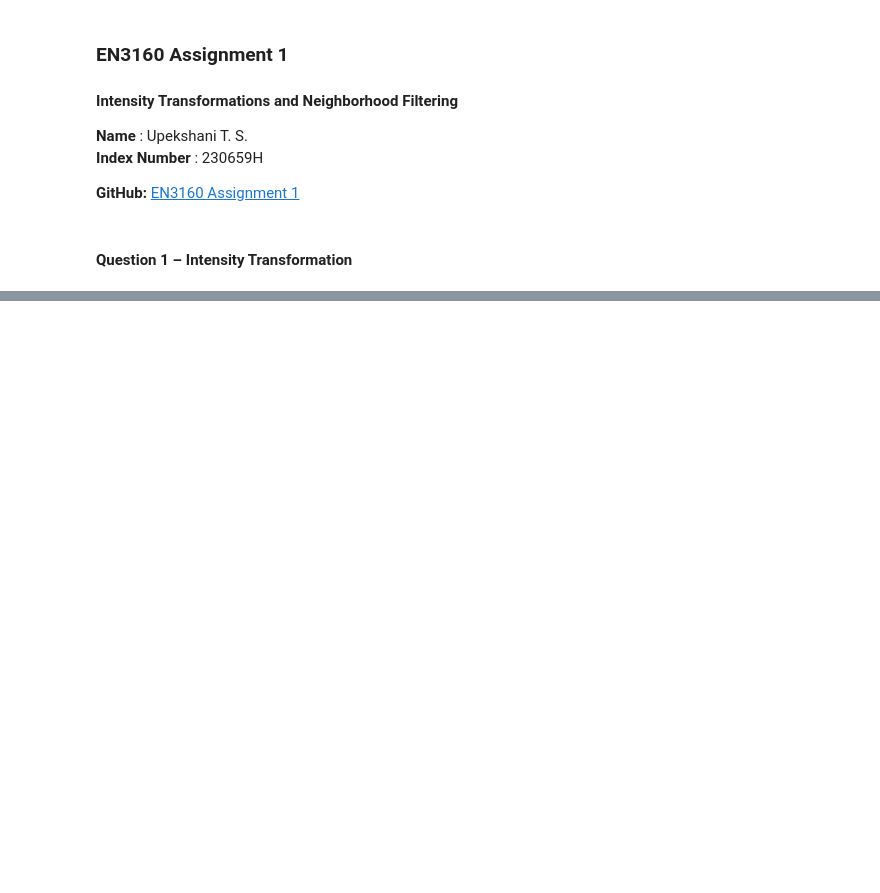
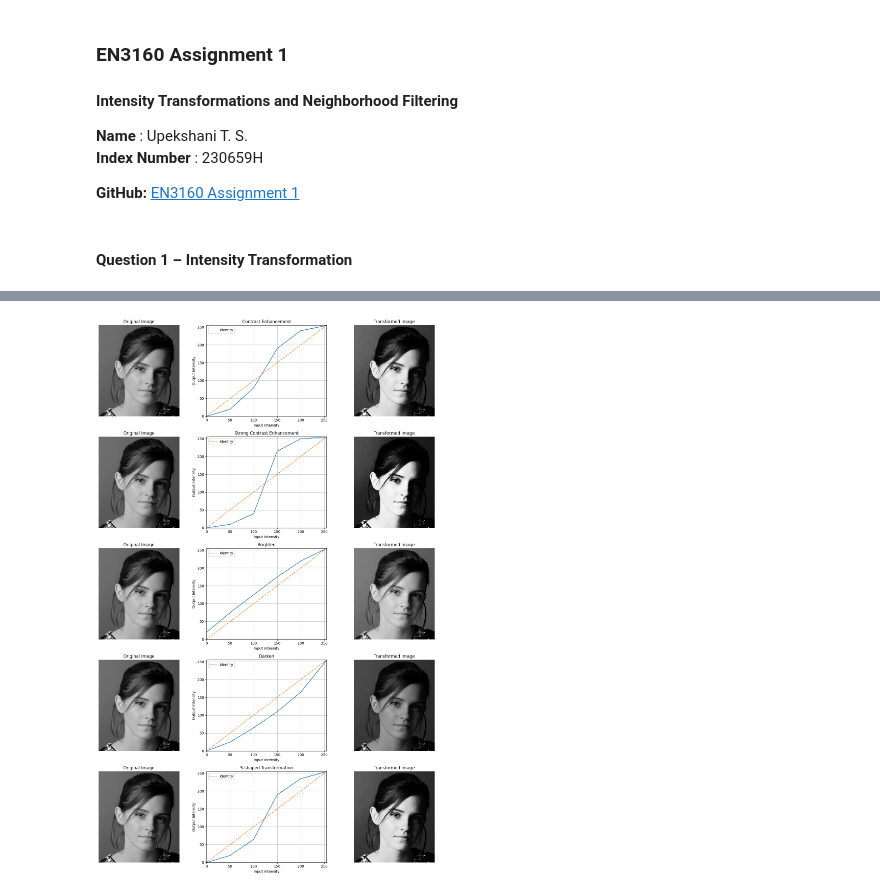
Before and after one commit to shalaniupekshani/EN3160-Assignment1-on-Intensity-Transformations-and-Neighborhood-Filtering, a Jupyter notebook: 230659H_a01.ipynb, the cells around one changed output, grey strips where cells are left out. Saved outputs shown, nothing was run; the diff lists cells and outputs as text; code cells hidden in the pictures; blank space fills up the shorter version.

```diff
--- a/230659H_a01.ipynb
+++ b/230659H_a01.ipynb
@@ -67,0 +70,60 @@ plt.show()
+# %%
+# Experiment with different breakpoints
+# Contrast Enhancement - increase contrast in middle/high intensity range
+breakpoints1=np.array([(0,0),(50,20),(100,80),(150,190),(200,240),(255,255)])
+
+# Strong Contrast Enhancement - Dark pixel become dark and bright pixels become bright
+breakpoints2=np.array([(0,0),(50,10),(100,40),(150,215),(200,250),(255,255)])
+
+# Brighten the image - SHifting intensity upward
+breakpoints3=np.array([(0,20),(50,75),(100,125),(150,175),(200,220),(255,255)])
+
+# Darken the image
+breakpoints4=np.array([(0,0),(50,25),(100,65),(150,110),(200,165),(255,255)])
+
+# S-shaped transformation
+breakpoints5=np.array([(0,0),(50,20),(100,65),(150,190),(200,235),(255,255)])
+
+# Outputs
+titles = [
+    "Contrast Enhancement",
+    "Strong Contrast Enhancement",
+    "Brighten",
+    "Darken",
+    "S-shaped Transformation"
+]
+
+breakpoints_list = [breakpoints1, breakpoints2, breakpoints3, breakpoints4, breakpoints5]
+fig, axes = plt.subplots(5, 3, figsize=(15, 22))
+
+for i, (bp, title) in enumerate(zip(breakpoints_list, titles)):
+
+    # Apply transformation
+    transformed, transform = intensity_transform(im, bp)
+
+    # Original image
+    axes[i, 0].imshow(im, cmap='gray')
+    axes[i, 0].set_title("Original Image")
+    axes[i, 0].axis("off")
+
+    # Transformation graph
+    axes[i, 1].plot(np.arange(256), transform)
+    axes[i, 1].plot([0, 255], [0, 255], '--', label='Identity')
+
+    axes[i, 1].set_title(title)
+    axes[i, 1].set_xlabel("Input Intensity")
+    axes[i, 1].set_ylabel("Output Intensity")
+    axes[i, 1].set_xlim(0, 255)
+    axes[i, 1].set_ylim(0, 255)
+    axes[i, 1].grid(True)
+    axes[i, 1].legend()
+
+    # Transformed image
+    axes[i, 2].imshow(transformed, cmap='gray')
+    axes[i, 2].set_title("Transformed Image")
+    axes[i, 2].axis("off")
+
+plt.tight_layout()
+plt.show()
+# %% [output]
+[figure, added]
```
Also changed, not shown: parts of 1 cell of this notebook.
